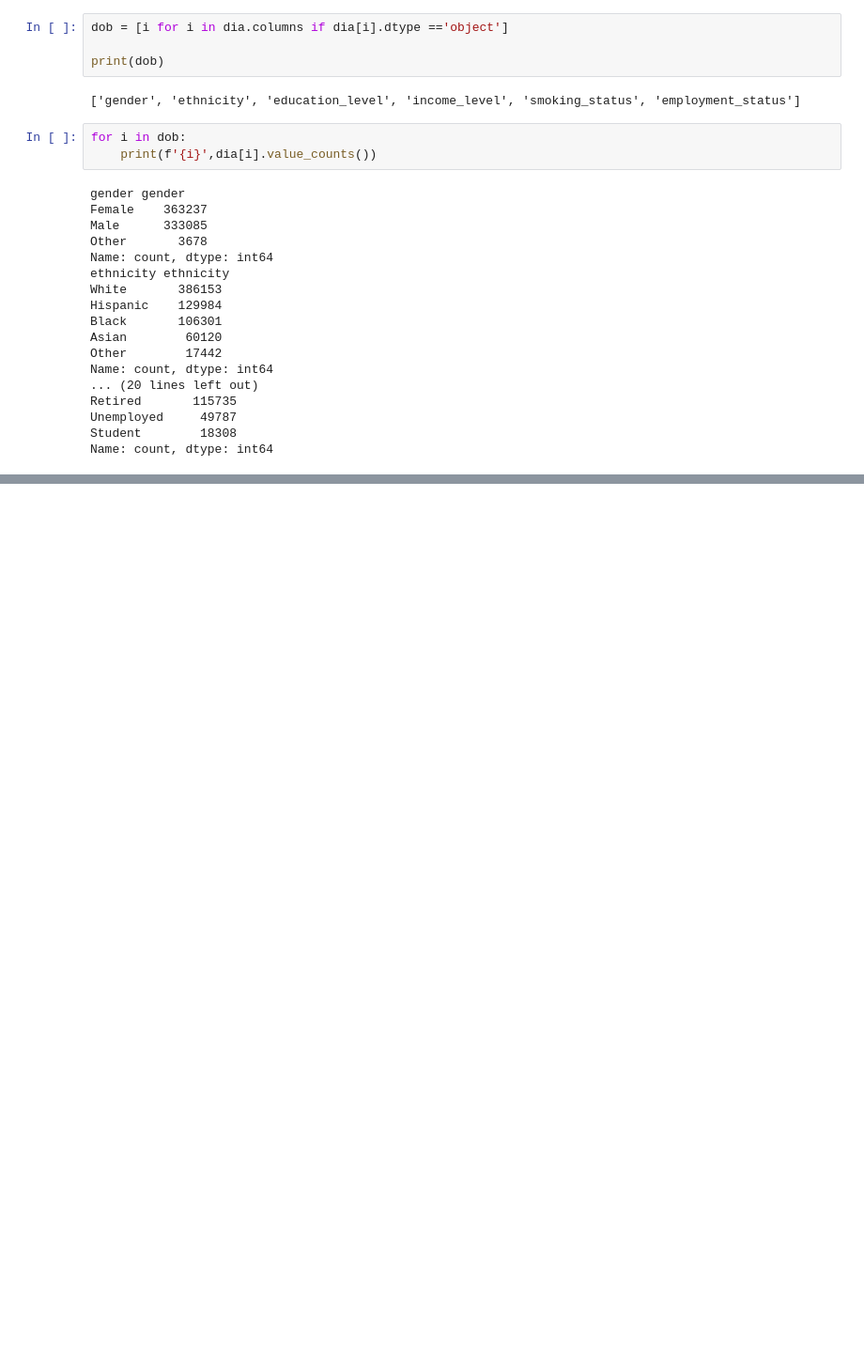
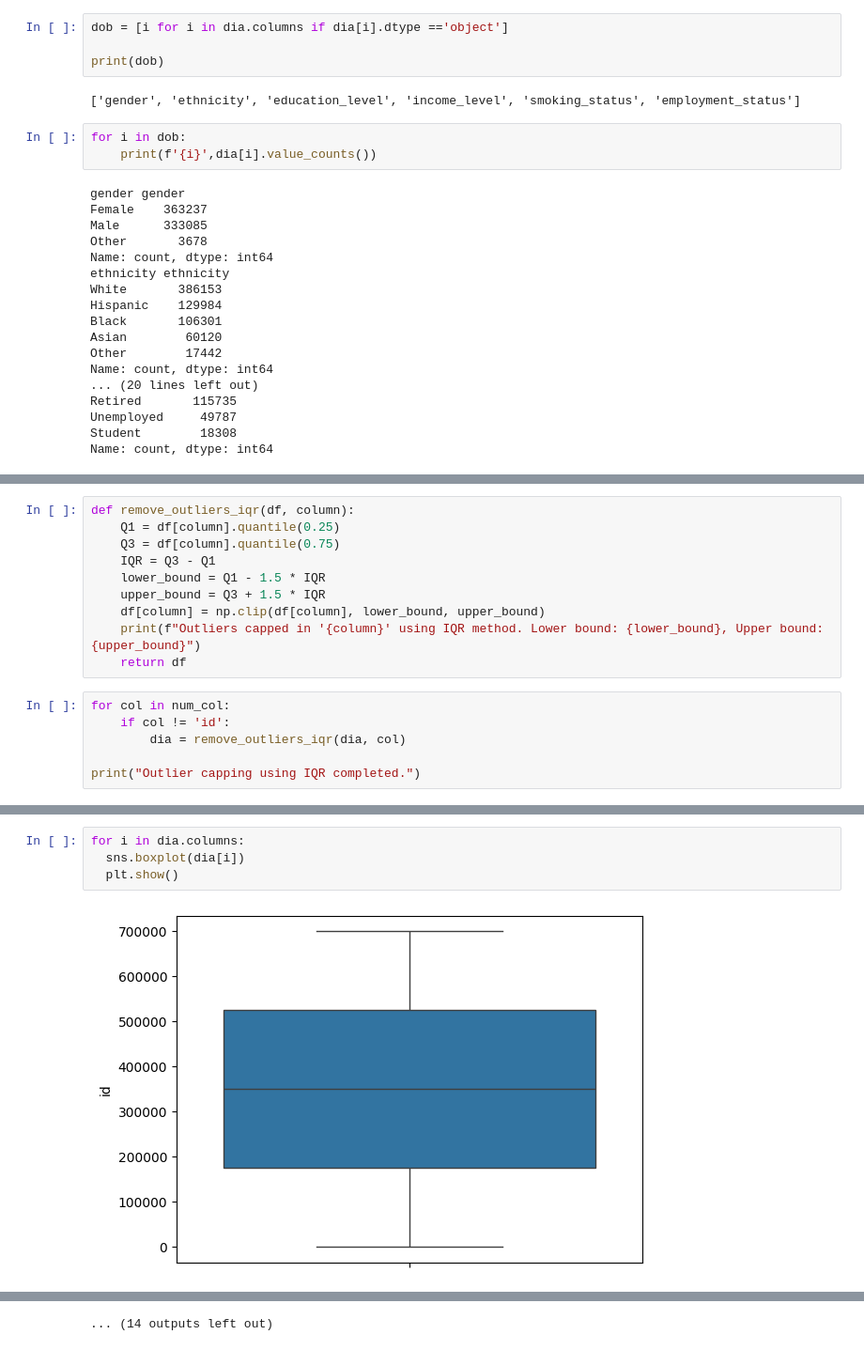
Before and after one commit to krishkishore714-max/Kaggle_projects, a Jupyter notebook: diabetes_prediction.ipynb, the cells around one changed output, grey strips where cells are left out. Shown at 94% size. Drawn from its saved outputs; the diff is of its cells as text; blank space fills up the shorter version.

```diff
--- a/diabetes_prediction.ipynb
+++ b/diabetes_prediction.ipynb
@@ -162,0 +198,16 @@ Name: count, dtype: int64
+# %%
+def remove_outliers_iqr(df, column):
+    Q1 = df[column].quantile(0.25)
+    Q3 = df[column].quantile(0.75)
+    IQR = Q3 - Q1
+    lower_bound = Q1 - 1.5 * IQR
+    upper_bound = Q3 + 1.5 * IQR
+    df[column] = np.clip(df[column], lower_bound, upper_bound)
+    print(f"Outliers capped in '{column}' using IQR method. Lower bound: {lower_bound}, Upper bound: {upper_bound}")
+    return df
+# %%
+for col in num_col:
+    if col != 'id':
+        dia = remove_outliers_iqr(dia, col)
+
+print("Outlier capping using IQR completed.")
@@ -162,0 +235,6 @@ Name: count, dtype: int64
+# %%
+for i in dia.columns:
+  sns.boxplot(dia[i])
+  plt.show()
+# %% [output]
+[figure, added]
@@ -162,0 +252 @@ Name: count, dtype: int64
+... (14 outputs left out)
```
Also changed, not shown: parts of 24 cells of this notebook.
